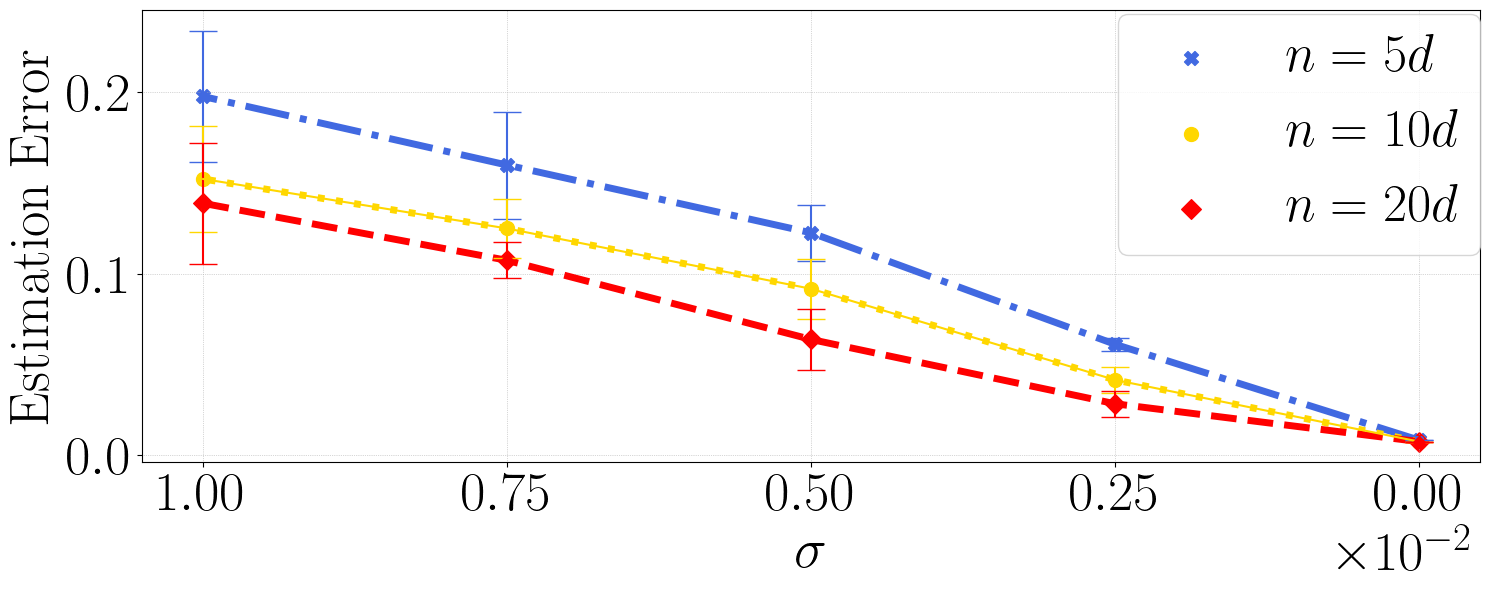
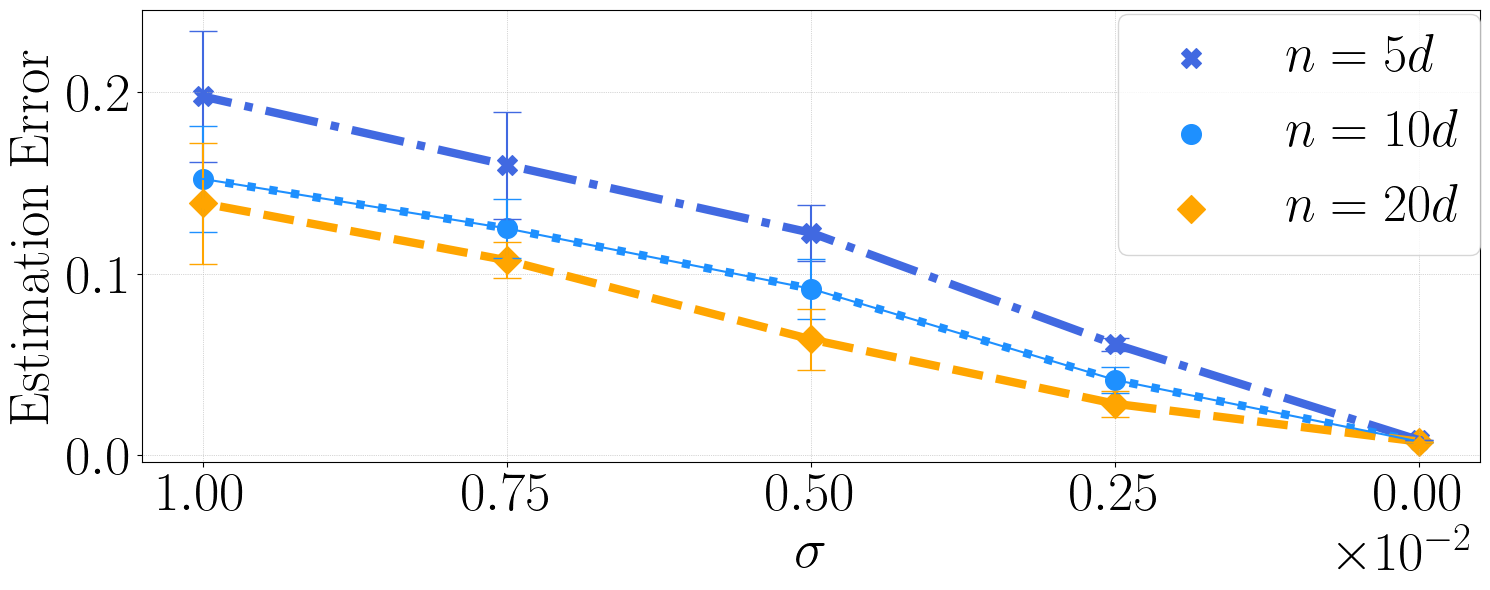
The change to this notebook cell's code, shown as a diff; its figure went from the first image to the second:
--- before
+++ after
@@ -33,15 +33,15 @@
 #print(err_mean)
 
-plt.plot(noise_ratio, n5000, lw=5, color='royalblue',ls="dashdot" )
-plt.plot(noise_ratio, n10000, lw=5, color='gold', ls="dotted")
-plt.plot(noise_ratio, n20000, lw=5, color='red', ls="dashed")
+plt.plot(noise_ratio, n5000, lw=6, color='royalblue',ls="dashdot" )
+plt.plot(noise_ratio, n10000, lw=6, color='dodgerblue', ls="dotted")
+plt.plot(noise_ratio, n20000, lw=6, color='orange', ls="dashed")
 
-plt.scatter(noise_ratio, n5000, s=100, color='royalblue', label=r"$n=5d$", marker="X")
-plt.scatter(noise_ratio, n10000, s=100, color='gold', label=r"$n=10d$")
-plt.scatter(noise_ratio, n20000, s=100, color='red', label=r"$n=20d$", marker="D")
+plt.scatter(noise_ratio, n5000, s=200, color='royalblue', label=r"$n=5d$", marker="X")
+plt.scatter(noise_ratio, n10000, s=200, color='dodgerblue', label=r"$n=10d$")
+plt.scatter(noise_ratio, n20000, s=200, color='orange', label=r"$n=20d$", marker="D")
 
 plt.errorbar(noise_ratio, n5000, yerr=n5000_std,color='royalblue', fmt='X', capsize=10)
-plt.errorbar(noise_ratio, n10000, yerr=n10000_std,color='gold', capsize=10)
-plt.errorbar(noise_ratio, n20000, yerr=n20000_std,color='red', fmt='D', capsize=10)
+plt.errorbar(noise_ratio, n10000, yerr=n10000_std,color='dodgerblue', capsize=10)
+plt.errorbar(noise_ratio, n20000, yerr=n20000_std,color='orange', fmt='D', capsize=10)
 
 #plt.legend(fontsize=26, loc='center left',bbox_to_anchor=(1, 0.5), ncol=1)

Commit: revise figures